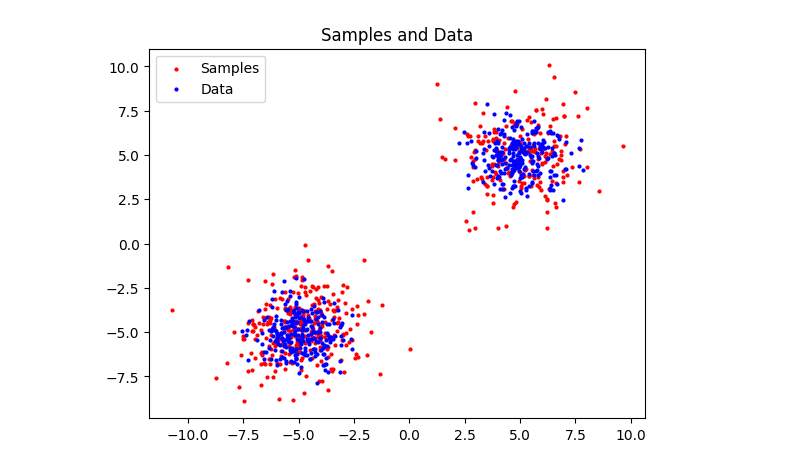
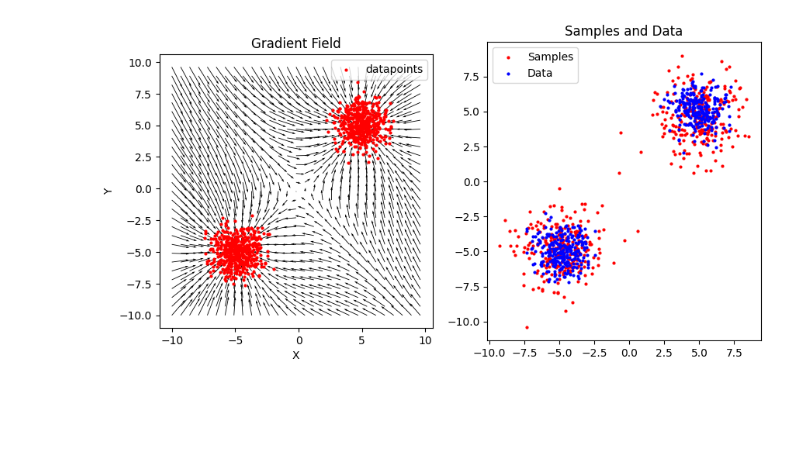
Before and after one commit to RobertSamoilescu/score-based-models, a Jupyter notebook: notebooks/ncsn_2d_example.ipynb, the cells around one changed output. Saved outputs shown, nothing was run; the diff lists cells and outputs as text; code cells hidden in the pictures; blank space fills up the shorter version.

Commit message:
Improved visualisations.

```diff
--- a/notebooks/ncsn_2d_example.ipynb
+++ b/notebooks/ncsn_2d_example.ipynb
@@ -70,11 +66,15 @@ samples = annealed_langevin_dynamics(
     eps=0.1,
 ).cpu().numpy()
 # %%
+_, ax = plt.subplots(nrows=1, ncols=2, figsize=(10, 5))
+
+# plot gradient field
+plot_gradient_field(score_model=score_model, i=L-1, datapoints=dataset[:1000], ax=ax[0])
+
 # plot original data and samples
-ax = plt.gca()
-ax.scatter(samples[:, 0], samples[:, 1], color='red', s=4, label='Samples')
-ax.scatter(dataset[:500][:, 0], dataset[:500][:, 1], color='blue', s=4, label='Data')
-ax.set_title('Samples and Data')
+ax[1].scatter(samples[:, 0], samples[:, 1], color='red', s=4, label='Samples')
+ax[1].scatter(dataset[:500][:, 0], dataset[:500][:, 1], color='blue', s=4, label='Data')
+ax[1].set_title('Samples and Data')
 plt.legend();
 # %% [output]
-[figure, old version]
+[figure, new version]
```
Also changed, not shown: parts of 2 cells of this notebook, 6 other files.
